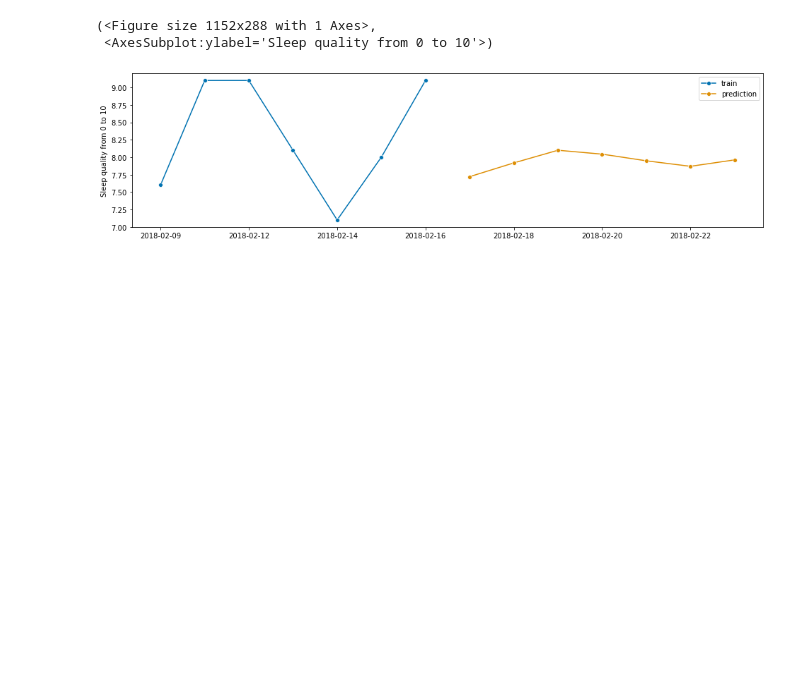
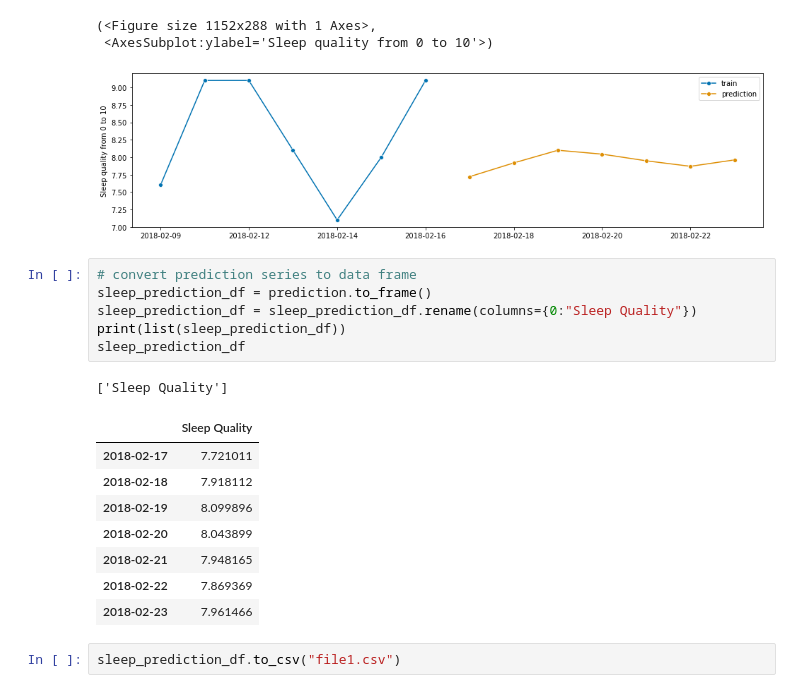
Before and after one commit to luiszugasti/sleep_stats, a Jupyter notebook: scrap_notebook/scrap.ipynb, the cells around one changed output. Cells and saved outputs as stored; diff of their text form; blank space fills up the shorter version.

```diff
--- a/scrap_notebook/scrap.ipynb
+++ b/scrap_notebook/scrap.ipynb
@@ -404,3 +404,21 @@ plot_series(s_quality[-7:], prediction, labels=["train", "prediction"])
 (<Figure size 1152x288 with 1 Axes>,
  <AxesSubplot:ylabel='Sleep quality from 0 to 10'>)
 [figure]
+# %%
+# convert prediction series to data frame
+sleep_prediction_df = prediction.to_frame()
+sleep_prediction_df = sleep_prediction_df.rename(columns={0:"Sleep Quality"})
+print(list(sleep_prediction_df))
+sleep_prediction_df
+# %% [output]
+['Sleep Quality']
+|  | Sleep Quality |
+| 2018-02-17 | 7.721011 |
+| 2018-02-18 | 7.918112 |
+| 2018-02-19 | 8.099896 |
+| 2018-02-20 | 8.043899 |
+| 2018-02-21 | 7.948165 |
+| 2018-02-22 | 7.869369 |
+| 2018-02-23 | 7.961466 |
+# %%
+sleep_prediction_df.to_csv("file1.csv")
```
